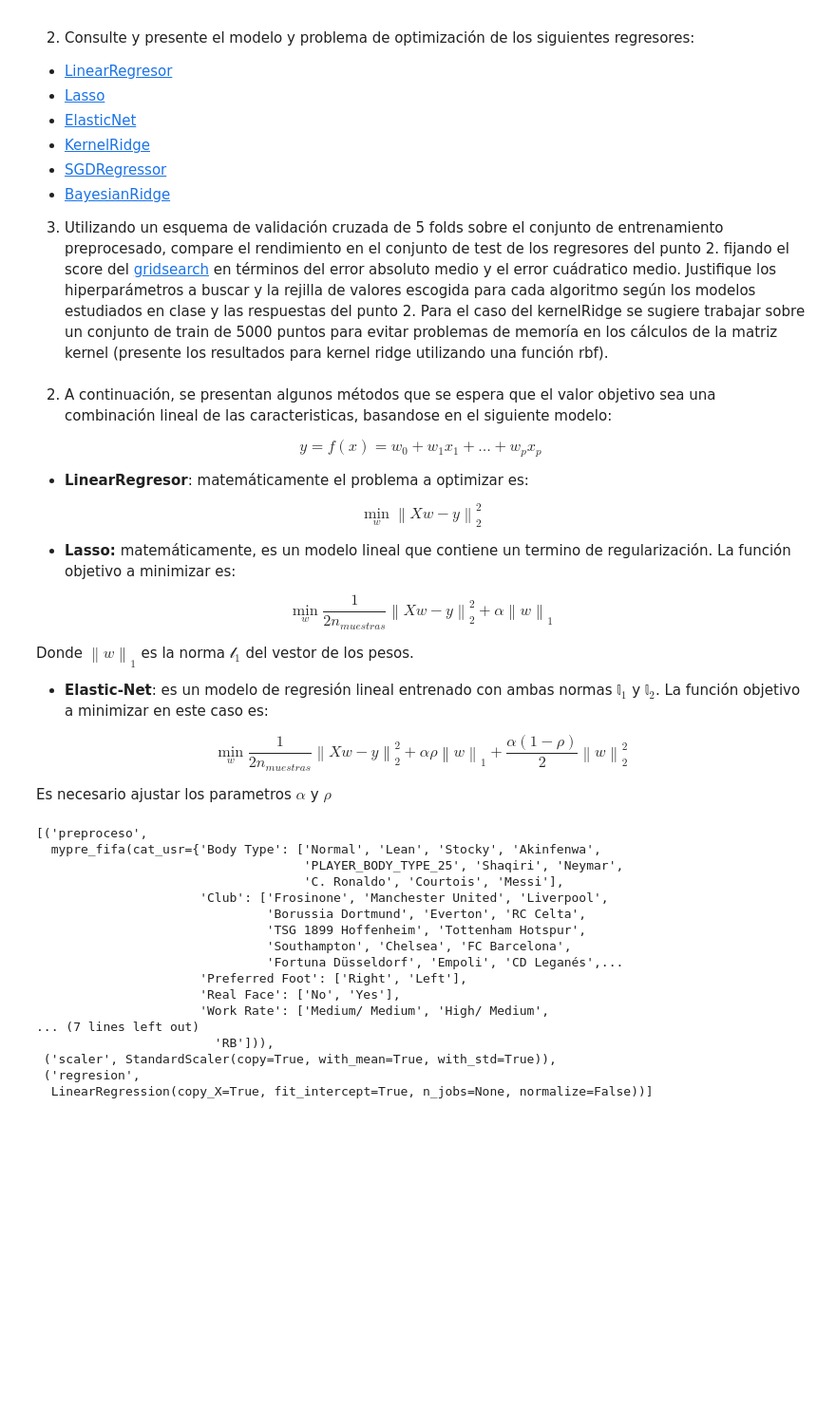
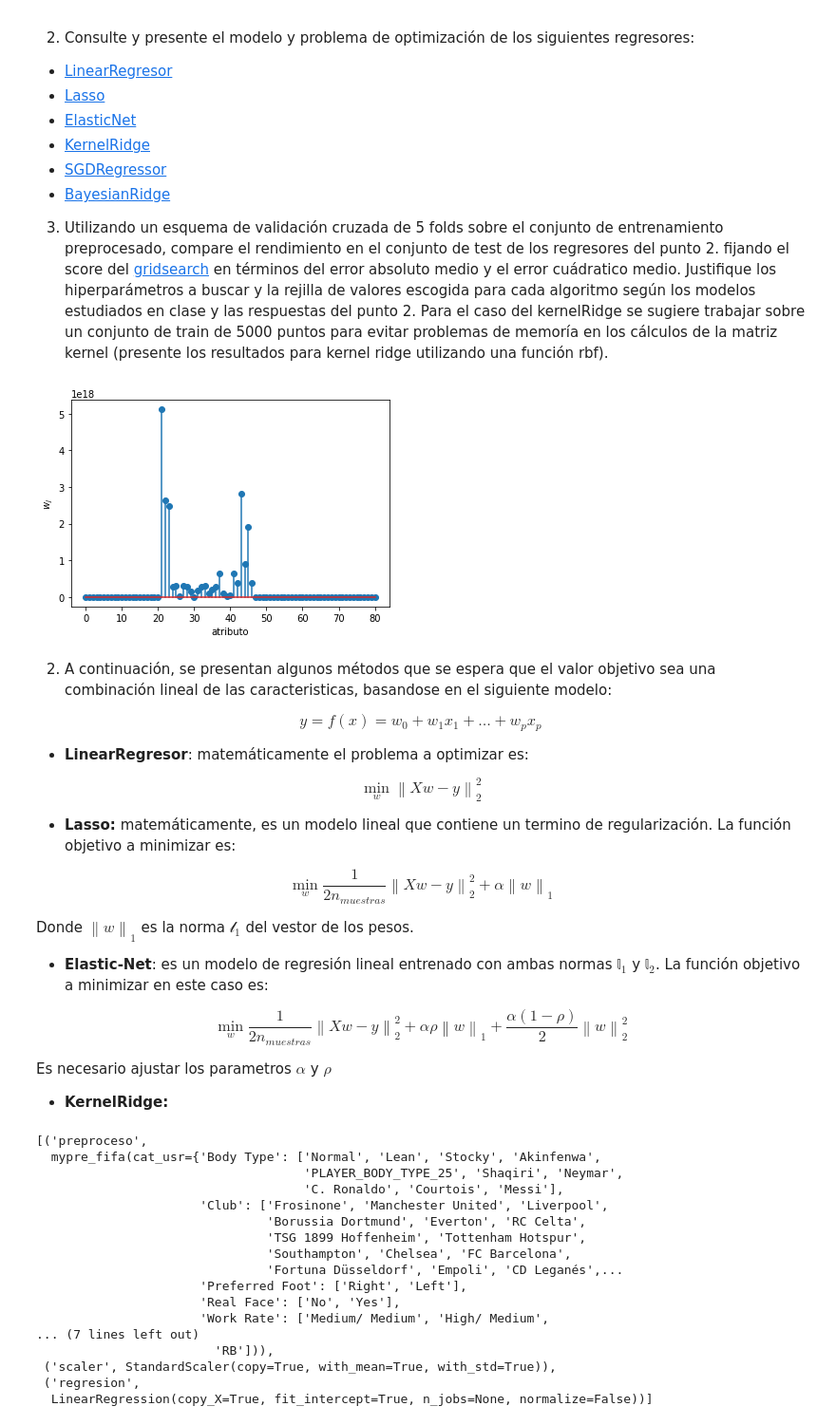
Before and after one commit to vquinteop/TareasMineriadeDatosSemana1, a Jupyter notebook: Cuaderno_4_ej_mainfifa.ipynb, the cells around one changed output. Shown at 95% size. Drawn from its saved outputs; the diff is of its cells as text; code cells hidden in the pictures; blank space fills up the shorter version.

```diff
--- a/Cuaderno_4_ej_mainfifa.ipynb
+++ b/Cuaderno_4_ej_mainfifa.ipynb
@@ -512,3 +510,11 @@ plt.show()
+# %%
+# Solución punto 1
+plt.stem(abs(metodo_full.steps[2][1].coef_))
+plt.xlabel('atributo')
+plt.ylabel('$w_j$')
+plt.show()
+# %% [output]
+[figure, added]
 # %% [markdown]
 2.  A continuación, se presentan algunos métodos que se espera que el valor objetivo sea una combinación lineal de las caracteristicas, basandose en el siguiente modelo:
 
@@ -529,3 +535,5 @@ Donde $\left\|{w}\right\|_{1}$ es la norma $\mathscr{l}_1$ del vestor de los pes
 $$\min\limits_w\frac{1}{2n_{muestras}}\left\|{Xw-y}\right\|_{2}^{2} + \alpha\rho\left\|{w}\right\|_{1} + \frac{\alpha(1-\rho)}{2}\left\|{w}\right\|_{2}^{2}$$
 
 Es necesario ajustar los parametros $\alpha$ y $\rho$
+
+- **KernelRidge:**
```
Also changed, not shown: parts of 2 cells of this notebook.
